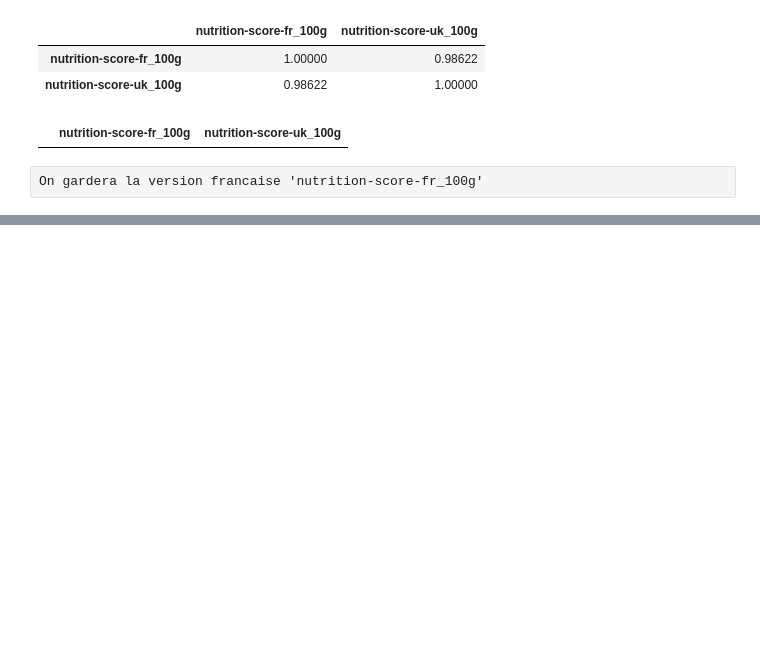
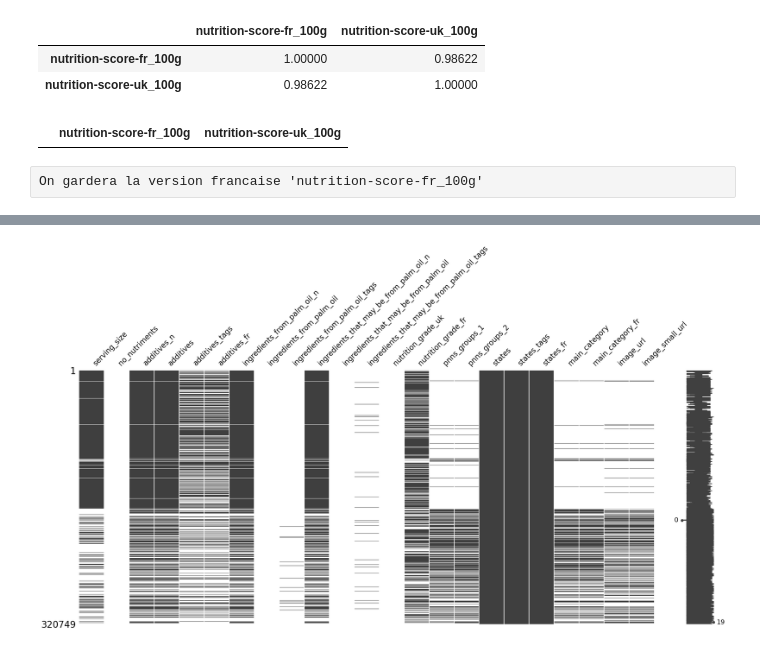
Before and after one commit to kevin-EK/Concevez-une-application-au-service-de-la-sant-publique, a Jupyter notebook: P3 Brouillon traitement data.ipynb, the cells around one changed output, grey strips where cells are left out. Saved outputs shown, nothing was run; the diff lists cells and outputs as text; code cells hidden in the pictures; blank space fills up the shorter version.

```diff
--- a/P3 Brouillon traitement data.ipynb
+++ b/P3 Brouillon traitement data.ipynb
@@ -1067,0 +1289,5 @@ openfoodfacts.to_csv('openfoodfacts_cleaned.csv')
+# %%
+#les variables misc_data
+msno.matrix(openfoodfacts.loc[:,openfoodfacts.columns[openfoodfacts.columns.isin(misc_data)]]);
+# %% [output]
+[figure, added]
```
Also changed, not shown: parts of 95 cells of this notebook, 1 other file.
